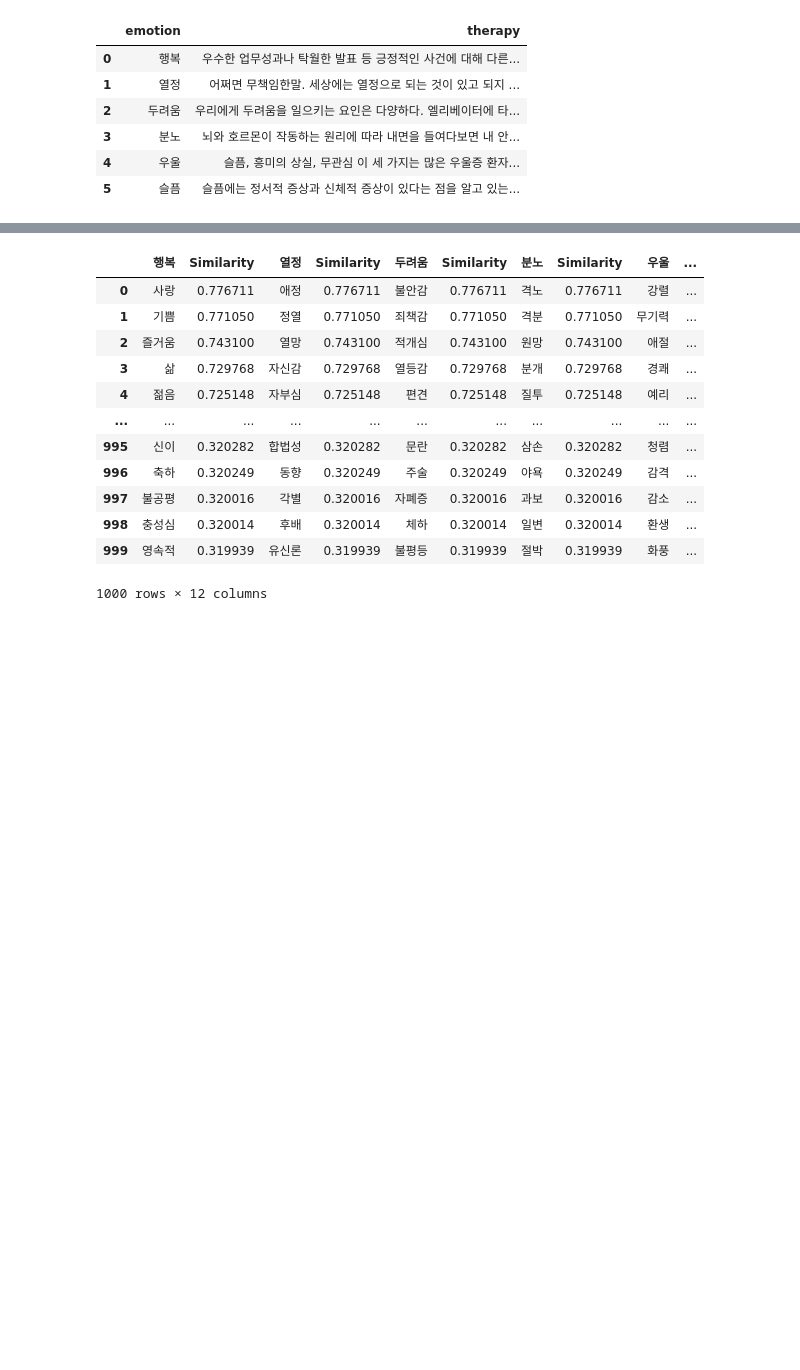
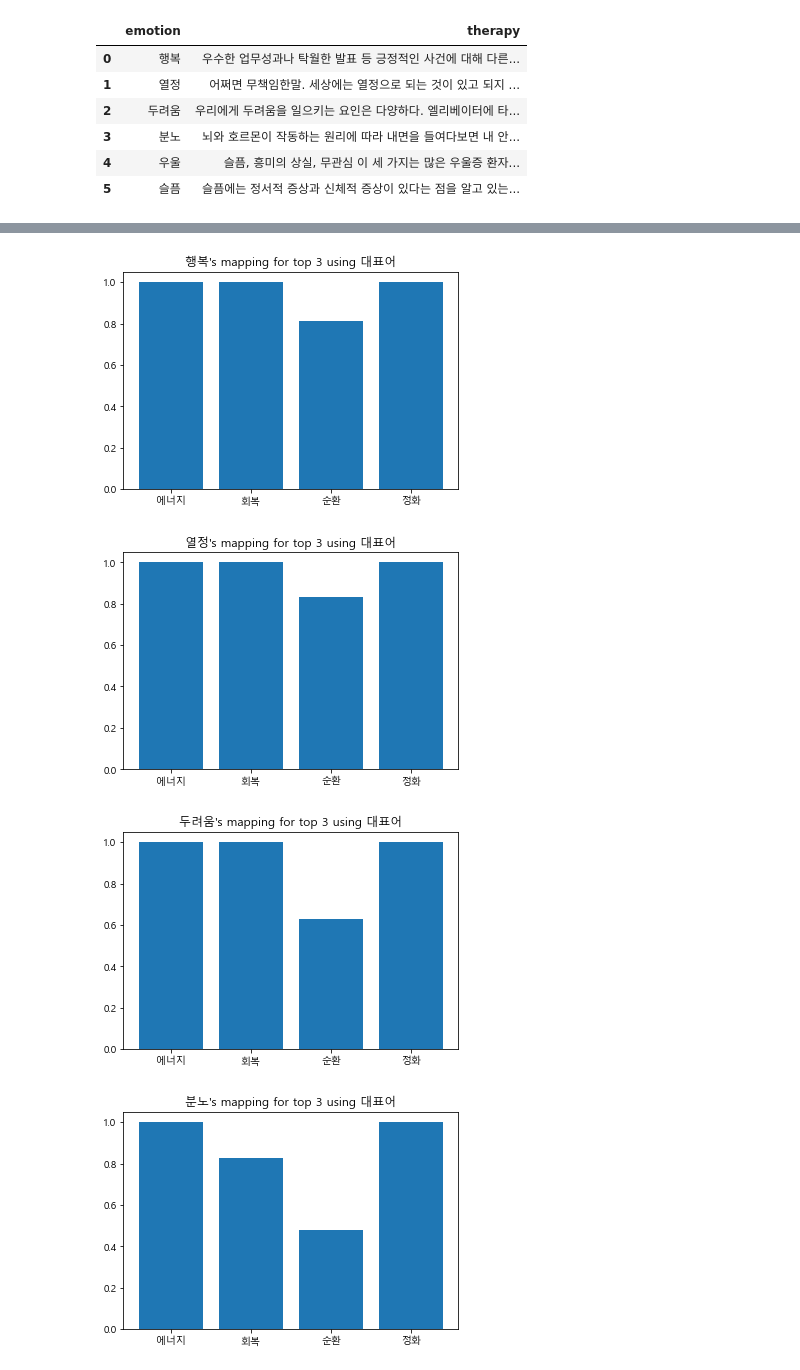
Before and after one commit to sigongjoa/emotion_thearpy, a Jupyter notebook: notebooks/check_emtion_data.ipynb, the cells around one changed output, grey strips where cells are left out. Drawn from its saved outputs; the diff is of its cells as text; code cells hidden in the pictures; blank space fills up the shorter version.

```diff
--- a/notebooks/check_emtion_data.ipynb
+++ b/notebooks/check_emtion_data.ipynb
@@ -235,7 +226,3 @@ XYZ.todf("../result/emotion_estimation.csv")
 | 3 | 분노 | 1.0 | 0.686641 | 0.460918 | 1.0 |
 | 4 | 우울 | 1.0 | 0.895547 | 1.000000 | 1.0 |
 | 5 | 슬픔 | 1.0 | 1.000000 | 0.541815 | 1.0 |
-# %%
-XYZ = check_data(data)
-XYZ.count_to_csv('count_result_stopwording.csv')
-XYZ.sim_word_to_csv(1000,'sim.csv')
@@ -277,18 +229,8 @@ for em in em_name:
-# %%
-XYZ.count_to_csv('count_result_stopwording.csv')
-topn = 1000
-XYZ.sim_word_to_csv(1000,f'simwords {topn} in wiki data.csv')
-# %% [output]
-|  | 행복 | Similarity | 열정 | Similarity | 두려움 | Similarity | 분노 | Similarity | 우울 | ... |
-| 0 | 사랑 | 0.776711 | 애정 | 0.776711 | 불안감 | 0.776711 | 격노 | 0.776711 | 강렬 | ... |
-| 1 | 기쁨 | 0.771050 | 정열 | 0.771050 | 죄책감 | 0.771050 | 격분 | 0.771050 | 무기력 | ... |
-| 2 | 즐거움 | 0.743100 | 열망 | 0.743100 | 적개심 | 0.743100 | 원망 | 0.743100 | 애절 | ... |
-| 3 | 삶 | 0.729768 | 자신감 | 0.729768 | 열등감 | 0.729768 | 분개 | 0.729768 | 경쾌 | ... |
-| 4 | 젊음 | 0.725148 | 자부심 | 0.725148 | 편견 | 0.725148 | 질투 | 0.725148 | 예리 | ... |
-| ... | ... | ... | ... | ... | ... | ... | ... | ... | ... | ... |
-| 995 | 신이 | 0.320282 | 합법성 | 0.320282 | 문란 | 0.320282 | 삼손 | 0.320282 | 청렴 | ... |
-| 996 | 축하 | 0.320249 | 동향 | 0.320249 | 주술 | 0.320249 | 야욕 | 0.320249 | 감격 | ... |
-| 997 | 불공평 | 0.320016 | 각별 | 0.320016 | 자폐증 | 0.320016 | 과보 | 0.320016 | 감소 | ... |
-| 998 | 충성심 | 0.320014 | 후배 | 0.320014 | 체하 | 0.320014 | 일변 | 0.320014 | 환생 | ... |
-| 999 | 영속적 | 0.319939 | 유신론 | 0.319939 | 불평등 | 0.319939 | 절박 | 0.319939 | 화풍 | ... |
-1000 rows × 12 columns
+# %%
+for idx in range(0,5):
+    XYZ.result(idx,3,True)
+# %% [output]
+[figure, added]
+[figure, added]
+[figure, added]
+[figure, added]
```
Also changed, not shown: parts of 11 cells of this notebook, 9 other files.
